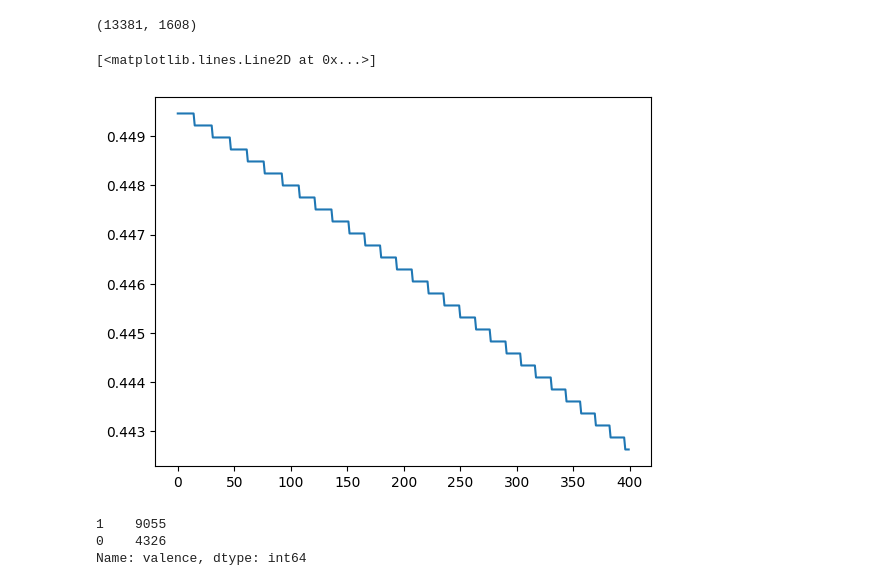
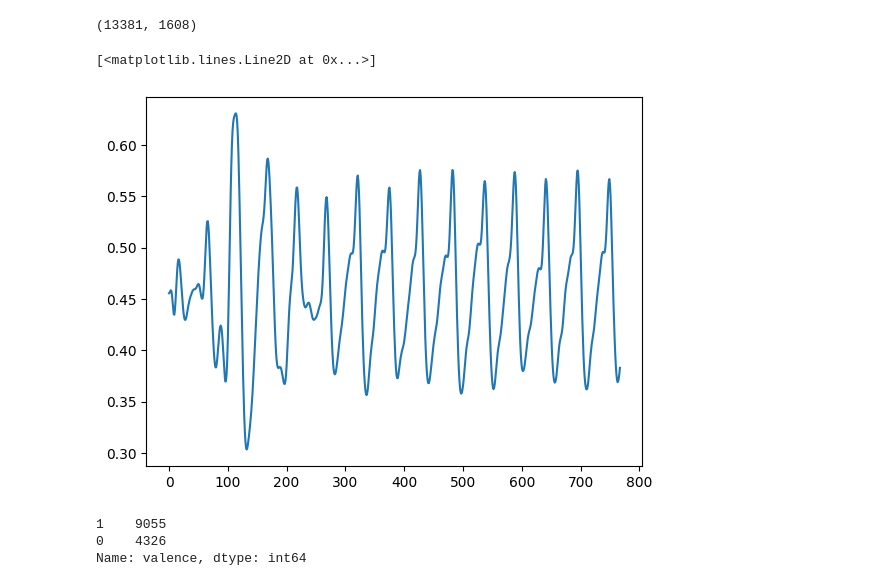
Before and after one commit to AlanConstantine/TPMER, a Jupyter notebook: preprocessing.ipynb, the cells around one changed output. Drawn from its saved outputs; the diff is of its cells as text; code cells hidden in the pictures.

```diff
--- a/preprocessing.ipynb
+++ b/preprocessing.ipynb
@@ -563,10 +563,10 @@ all_signals_df.shape
 # %%
 import matplotlib.pyplot as plt
 # %%
-plt.plot([i for i in range(400)], all_signals_df[[fea for fea in all_signals_df.columns if 'TEMP' in fea]].iloc[9])
+plt.plot([i for i in range(768)], all_signals_df[[fea for fea in all_signals_df.columns if 'BVP' in fea]].iloc[0])
 # %% [output]
 [<matplotlib.lines.Line2D at 0x...>]
-[figure, old version]
+[figure, new version]
 # %%
 all_signals_df['valence'].value_counts()
 # %% [output]
```
Also changed, not shown: parts of 13 cells of this notebook, 4 other files.
